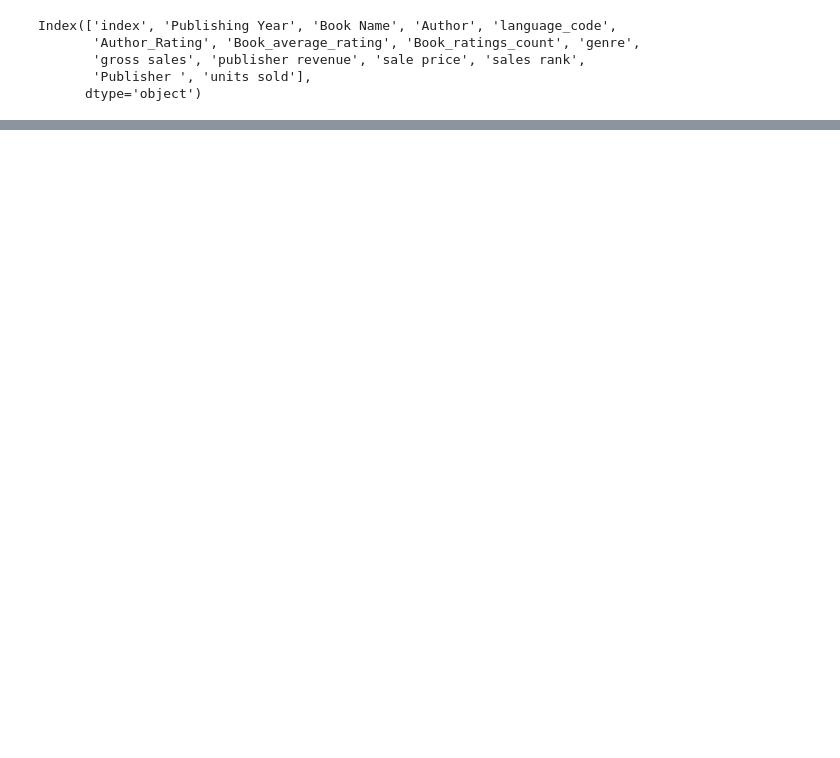
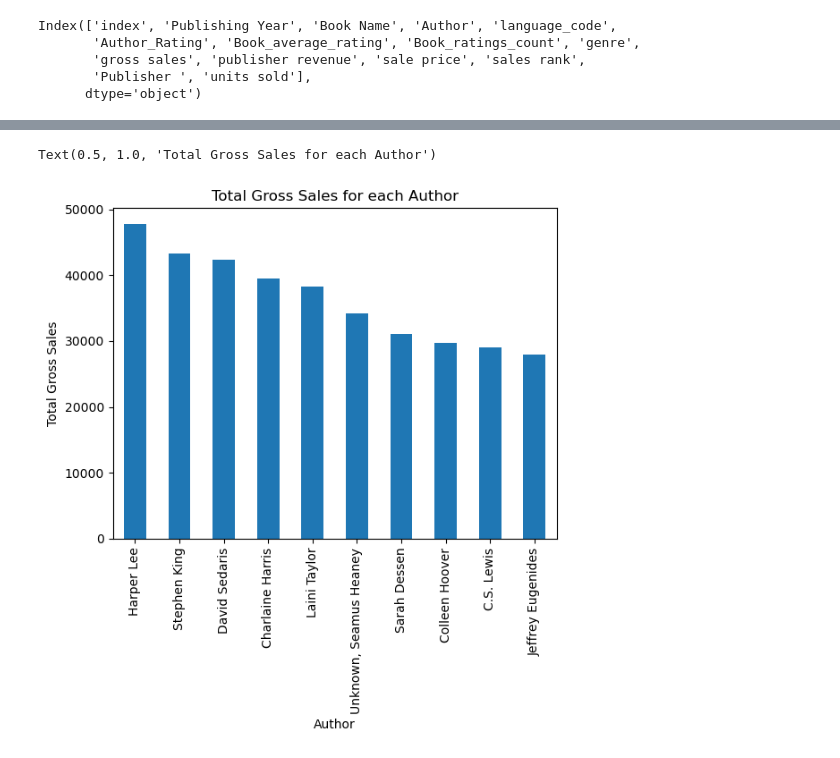
Before and after one commit to Rifqi-Setiawan/book-sales-analysis, a Jupyter notebook: EDA_Books_Data.ipynb, the cells around one changed output, grey strips where cells are left out. Drawn from its saved outputs; the diff is of its cells as text; code cells hidden in the pictures; blank space fills up the shorter version.

```diff
--- a/EDA_Books_Data.ipynb
+++ b/EDA_Books_Data.ipynb
@@ -176,0 +185,10 @@ Length: 776, dtype: int64
+# %%
+total_gross_sales_by_author = df.groupby('Author')['gross sales'].sum()
+# %%
+total_gross_sales_by_author.sort_values(ascending=False).head(10).plot(kind='bar')
+plt.xlabel('Author')
+plt.ylabel('Total Gross Sales')
+plt.title('Total Gross Sales for each Author')
+# %% [output]
+Text(0.5, 1.0, 'Total Gross Sales for each Author')
+[figure, added]
```
Also changed, not shown: parts of 11 cells of this notebook.
